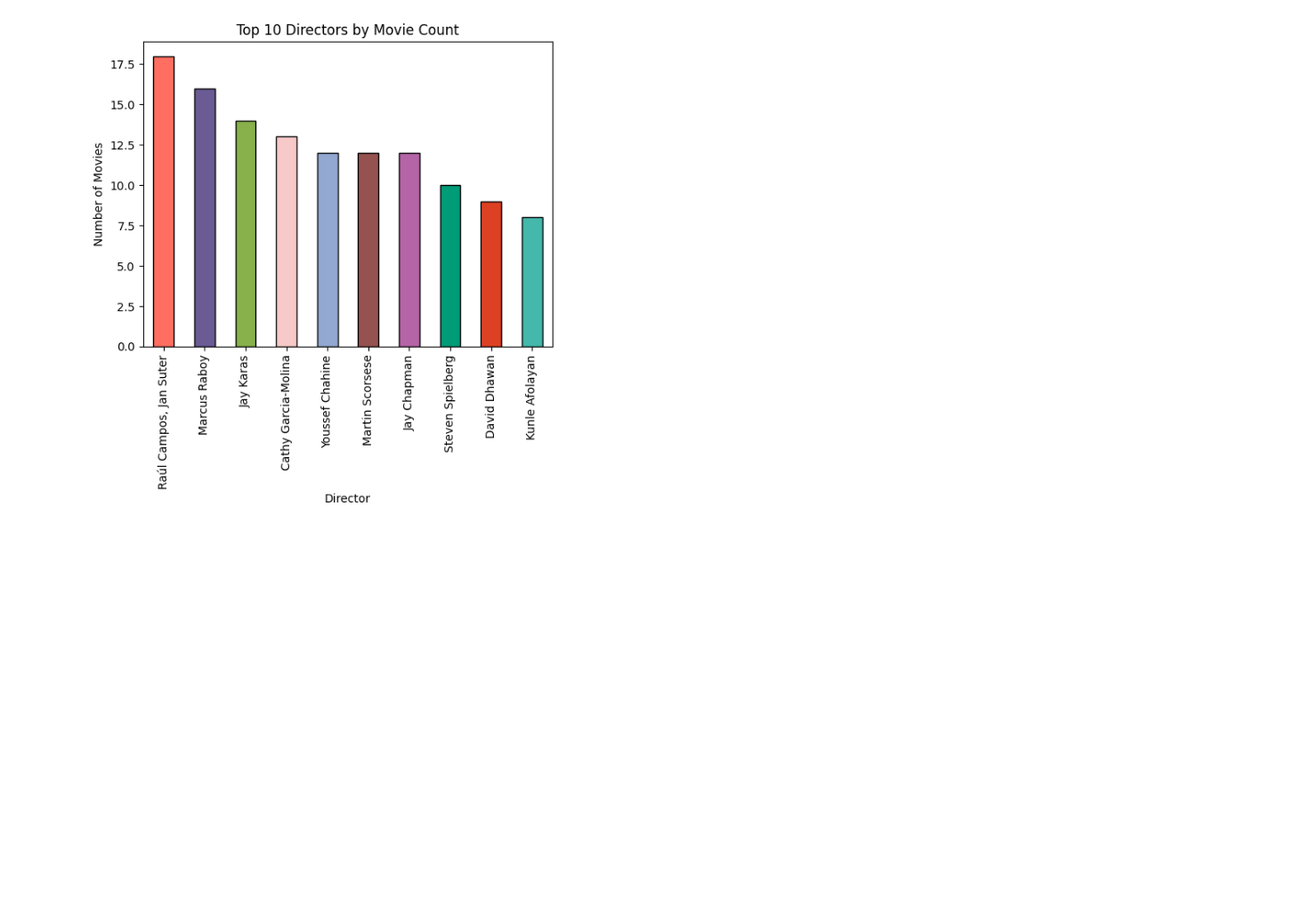
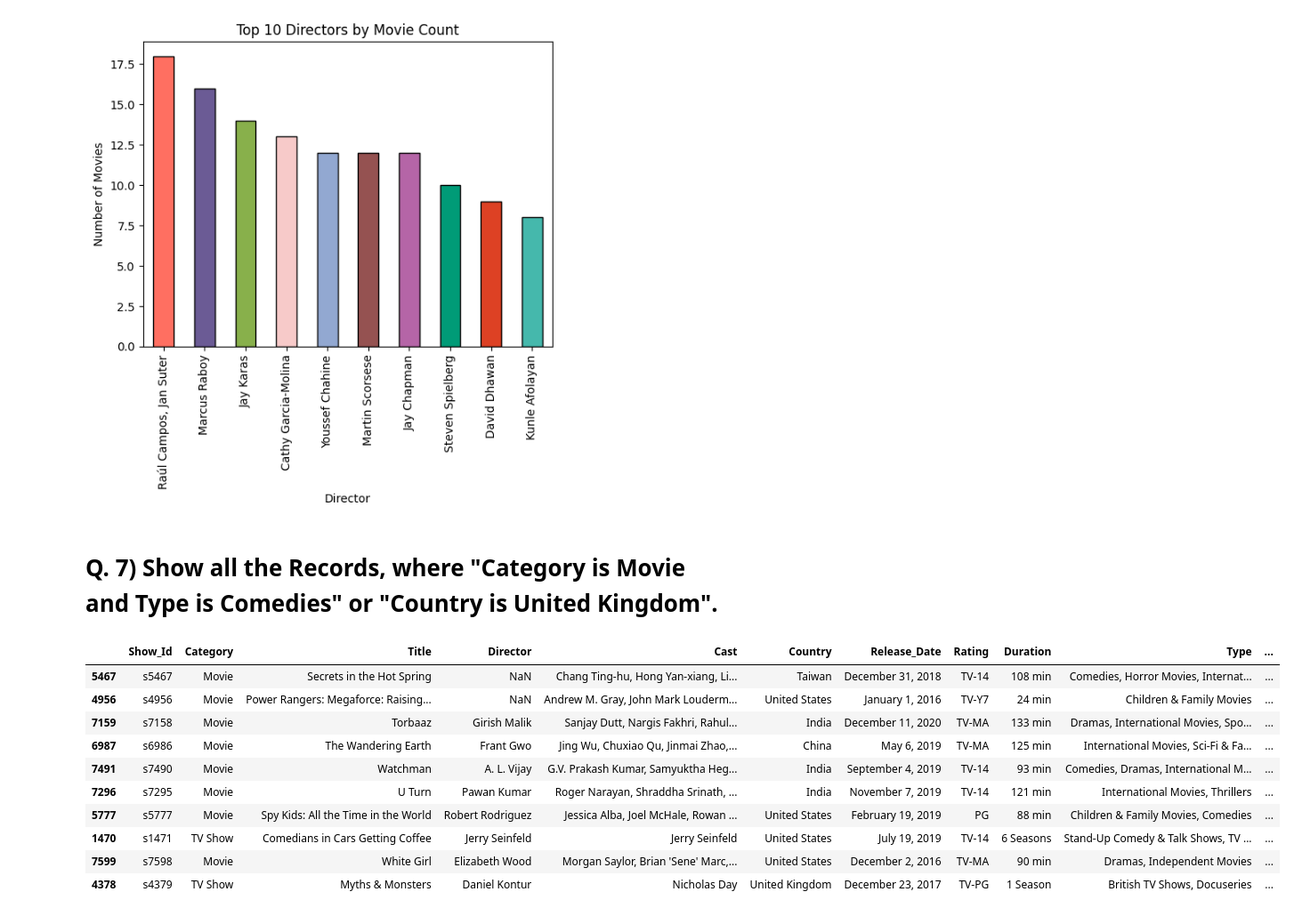
Before and after one commit to shahahmad-dev/Data-Analysis-On-Netflix, a Jupyter notebook: Data-Analysis-On-Netflix.ipynb, the cells around one changed output. Shown at 89% size. Cells and saved outputs as stored; diff of their text form; code cells hidden in the pictures; blank space fills up the shorter version.

```diff
--- a/Data-Analysis-On-Netflix.ipynb
+++ b/Data-Analysis-On-Netflix.ipynb
@@ -386,3 +374,19 @@ plt.ylabel('Number of Movies')
 plt.show()
 # %% [output]
 [figure]
+# %% [markdown]
+# Q. 7) Show all the Records, where "Category is Movie and Type is Comedies" or "Country is United Kingdom".
+# %%
+df.sample(10)
+# %% [output]
+|  | Show_Id | Category | Title | Director | Cast | Country | Release_Date | Rating | Duration | Type | ... |
+| 5467 | s5467 | Movie | Secrets in the Hot Spring | NaN | Chang Ting-hu, Hong Yan-xiang, Li... | Taiwan | December 31, 2018 | TV-14 | 108 min | Comedies, Horror Movies, Internat... | ... |
+| 4956 | s4956 | Movie | Power Rangers: Megaforce: Raising... | NaN | Andrew M. Gray, John Mark Louderm... | United States | January 1, 2016 | TV-Y7 | 24 min | Children & Family Movies | ... |
+| 7159 | s7158 | Movie | Torbaaz | Girish Malik | Sanjay Dutt, Nargis Fakhri, Rahul... | India | December 11, 2020 | TV-MA | 133 min | Dramas, International Movies, Spo... | ... |
+| 6987 | s6986 | Movie | The Wandering Earth | Frant Gwo | Jing Wu, Chuxiao Qu, Jinmai Zhao,... | China | May 6, 2019 | TV-MA | 125 min | International Movies, Sci-Fi & Fa... | ... |
+| 7491 | s7490 | Movie | Watchman | A. L. Vijay | G.V. Prakash Kumar, Samyuktha Heg... | India | September 4, 2019 | TV-14 | 93 min | Comedies, Dramas, International M... | ... |
+| 7296 | s7295 | Movie | U Turn | Pawan Kumar | Roger Narayan, Shraddha Srinath, ... | India | November 7, 2019 | TV-14 | 121 min | International Movies, Thrillers | ... |
+| 5777 | s5777 | Movie | Spy Kids: All the Time in the World | Robert Rodriguez | Jessica Alba, Joel McHale, Rowan ... | United States | February 19, 2019 | PG | 88 min | Children & Family Movies, Comedies | ... |
+| 1470 | s1471 | TV Show | Comedians in Cars Getting Coffee | Jerry Seinfeld | Jerry Seinfeld | United States | July 19, 2019 | TV-14 | 6 Seasons | Stand-Up Comedy & Talk Shows, TV ... | ... |
+| 7599 | s7598 | Movie | White Girl | Elizabeth Wood | Morgan Saylor, Brian 'Sene' Marc,... | United States | December 2, 2016 | TV-MA | 90 min | Dramas, Independent Movies | ... |
+| 4378 | s4379 | TV Show | Myths & Monsters | Daniel Kontur | Nicholas Day | United Kingdom | December 23, 2017 | TV-PG | 1 Season | British TV Shows, Docuseries | ... |
```
Also changed, not shown: parts of 8 cells of this notebook.
